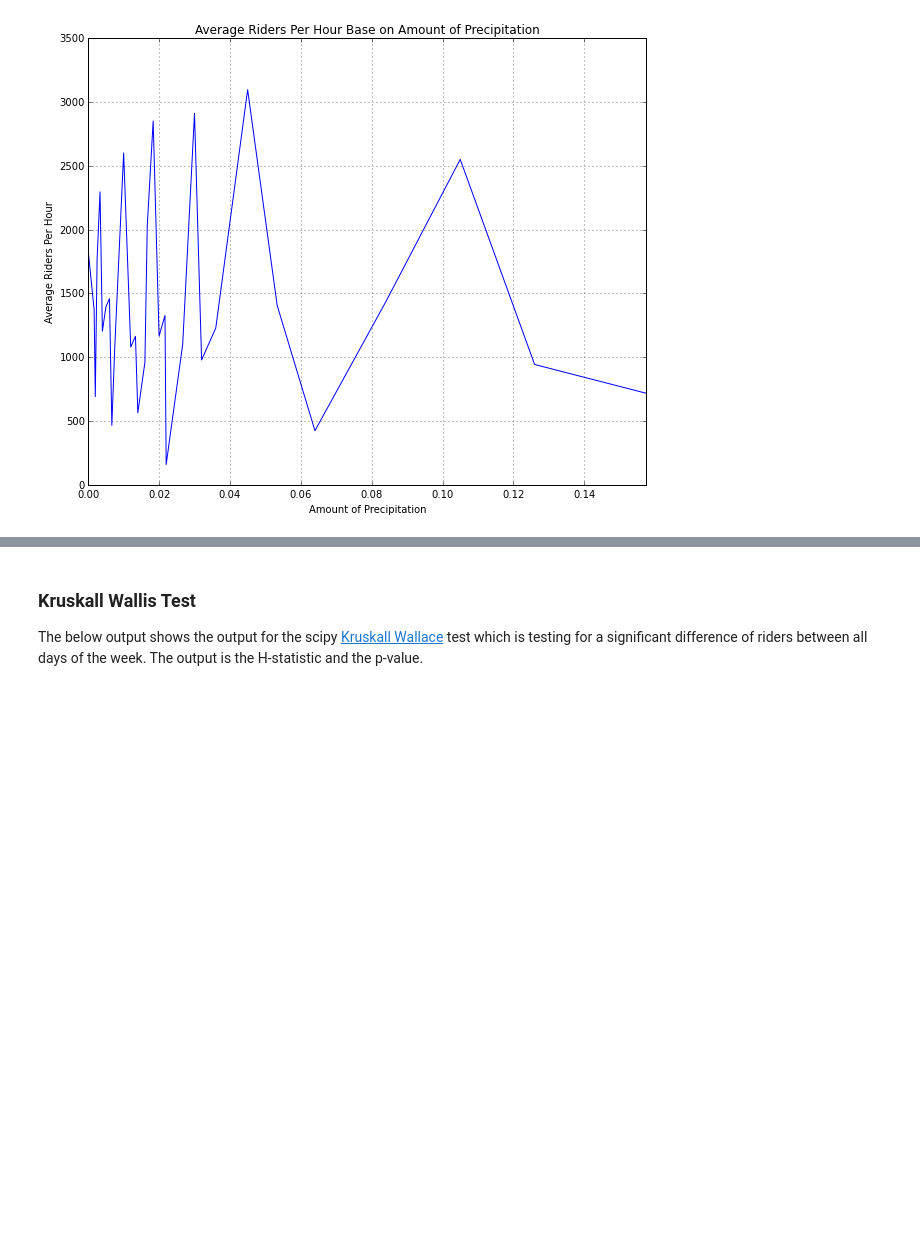
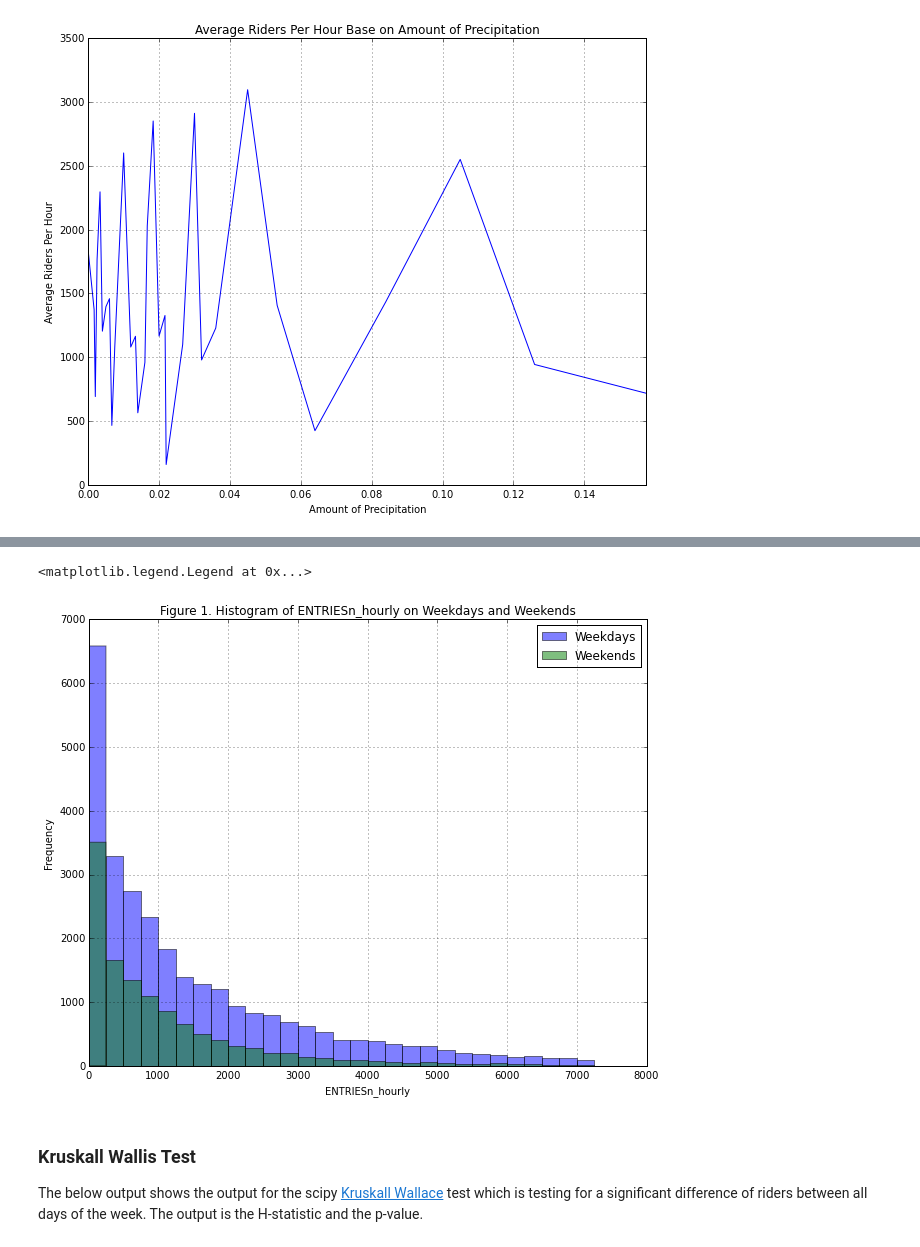
Before and after one commit to UC89/dataScienceStuff, a Jupyter notebook: project_1.ipynb, the cells around one changed output, grey strips where cells are left out. Saved outputs shown, nothing was run; the diff lists cells and outputs as text; code cells hidden in the pictures; blank space fills up the shorter version.

```diff
--- a/project_1.ipynb
+++ b/project_1.ipynb
@@ -223,11 +259,0 @@ Std Dev riders on non-rainy days  2878.77084798
-# %%
-binLabels = []
-for x in range(20):
-    binLabels.append(x*250)
-plt.figure()
-plt.title('Histogram of ENTRIESn_hourly While Raining and Not Raining')
-plt.xlabel('ENTRIESn_hourly')
-plt.ylabel('Frequency')
-rainyDays['ENTRIESn_hourly'].hist(bins=binLabels, alpha=0.5,label=['Raining'])
-nonRainyDays['ENTRIESn_hourly'].hist(bins=binLabels,alpha=0.5,label=['No Rain'])
-plt.legend(['Rain','No Rain'])
@@ -291,3 +305,17 @@ Mann-Whitney U Test Output  (149803470.0, 5.7803894056584393e-213)
+# %%
+binLabels = []
+for x in range(30):
+    binLabels.append(x*250)
+plt.figure()
+plt.title('Figure 1. Histogram of ENTRIESn_hourly on Weekdays and Weekends')
+plt.xlabel('ENTRIESn_hourly')
+plt.ylabel('Frequency')
+weekdays['ENTRIESn_hourly'].hist(bins=binLabels, alpha=0.5,label=['Weekdays'])
+weekends['ENTRIESn_hourly'].hist(bins=binLabels,alpha=0.5,label=['Weekends'])
+plt.legend(['Weekdays','Weekends'])
+# %% [output]
+<matplotlib.legend.Legend at 0x...>
+[figure, added]
 # %% [markdown]
 <h3>Kruskall Wallis Test</h3>
 <p> The below output shows the output for the scipy <a href='http://docs.scipy.org/doc/scipy-0.14.0/reference/generated/scipy.stats.mstats.kruskalwallis.html'>Kruskall Wallace</a> test which is testing for a significant difference of riders between all days of the week. The output is the H-statistic and the p-value.
```
Also changed, not shown: parts of 44 cells of this notebook.
